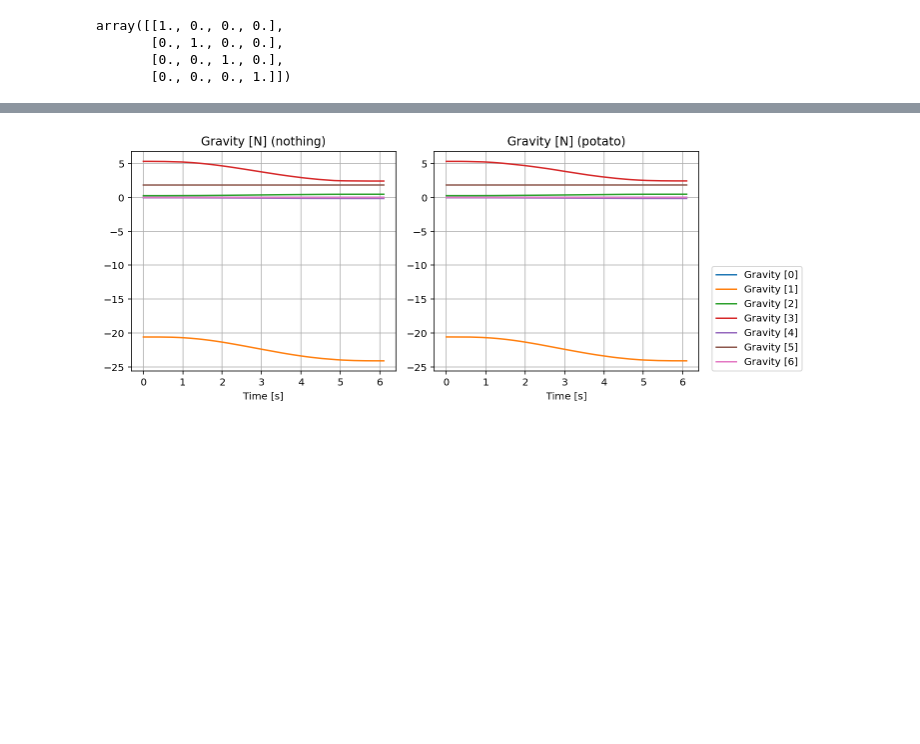
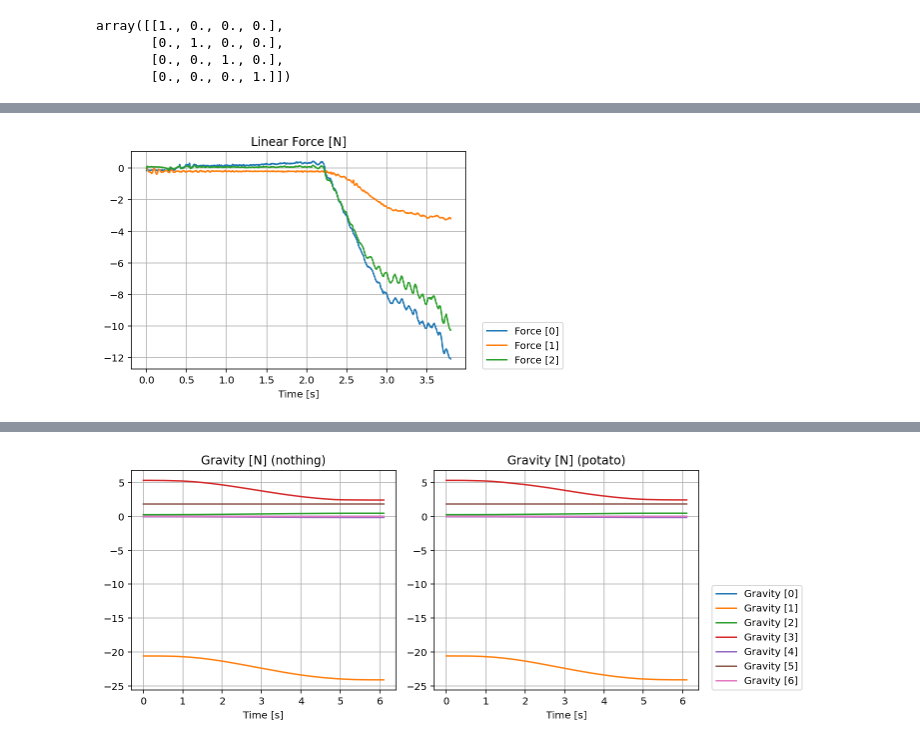
Before and after one commit to eric-heiden/panda-force, a Jupyter notebook: Plot Forces.ipynb, the cells around one changed output, grey strips where cells are left out. Drawn from its saved outputs; the diff is of its cells as text; code cells hidden in the pictures; blank space fills up the shorter version.

```diff
--- a/Plot Forces.ipynb
+++ b/Plot Forces.ipynb
@@ -70,0 +96,4 @@ def visualize2(name, title, label):
+# %%
+visualize("EE_linear_force", "Linear Force [N]", "Force")
+# %% [output]
+[figure, added]
```
Also changed, not shown: parts of 6 cells of this notebook, 7 other files.
